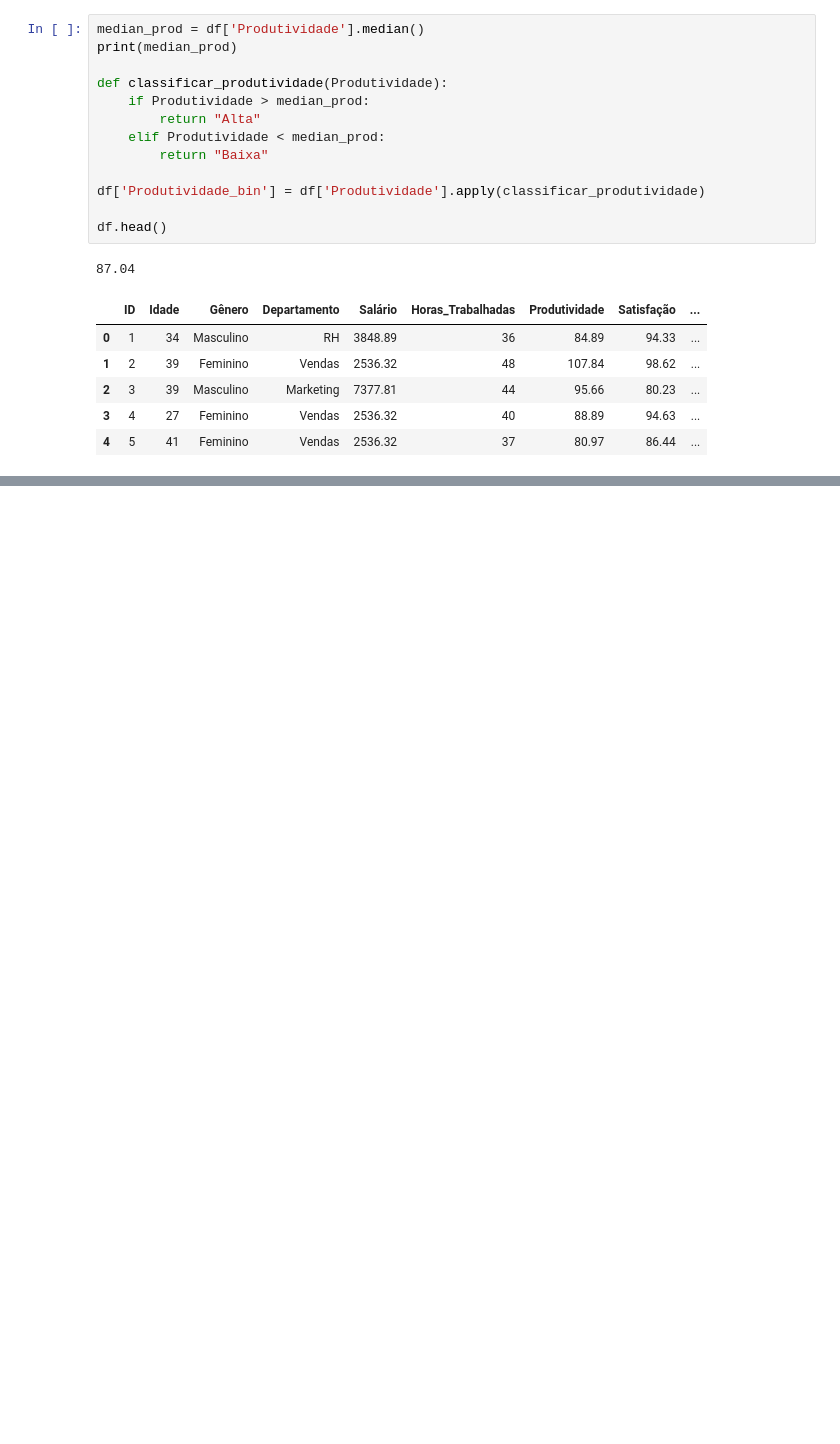
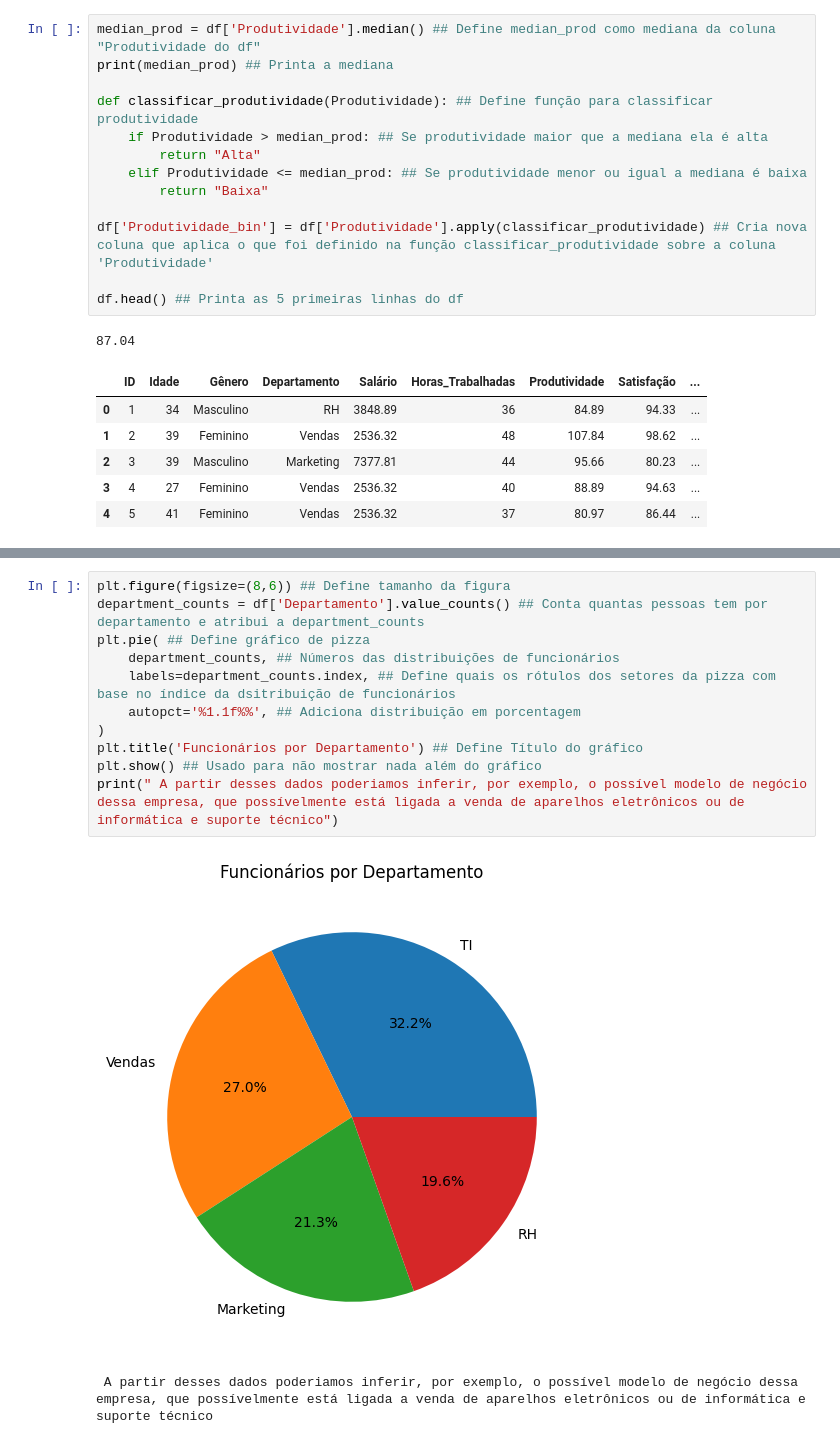
Before and after one commit to pedrocovisi/dados_e_decisoes, a Jupyter notebook: dados_e_decisoes.ipynb, the cells around one changed output, grey strips where cells are left out. Drawn from its saved outputs; the diff is of its cells as text; blank space fills up the shorter version.

```diff
--- a/dados_e_decisoes.ipynb
+++ b/dados_e_decisoes.ipynb
@@ -23,16 +33,16 @@ df.head()
 # %%
-median_prod = df['Produtividade'].median()
-print(median_prod)
+median_prod = df['Produtividade'].median() ## Define median_prod como mediana da coluna "Produtividade do df"
+print(median_prod) ## Printa a mediana
 
-def classificar_produtividade(Produtividade):
-    if Produtividade > median_prod:
+def classificar_produtividade(Produtividade): ## Define função para classificar produtividade
+    if Produtividade > median_prod: ## Se produtividade maior que a mediana ela é alta
         return "Alta"
-    elif Produtividade < median_prod:
+    elif Produtividade <= median_prod: ## Se produtividade menor ou igual a mediana é baixa
         return "Baixa"
 
-df['Produtividade_bin'] = df['Produtividade'].apply(classificar_produtividade)
+df['Produtividade_bin'] = df['Produtividade'].apply(classificar_produtividade) ## Cria nova coluna que aplica o que foi definido na função classificar_produtividade sobre a coluna 'Produtividade'
 
-df.head()
+df.head() ## Printa as 5 primeiras linhas do df
 # %% [output]
 87.04
 |  | ID | Idade | Gênero | Departamento | Salário | Horas_Trabalhadas | Produtividade | Satisfação | ... |
@@ -43,0 +73,14 @@ df.head()
+# %%
+plt.figure(figsize=(8,6)) ## Define tamanho da figura
+department_counts = df['Departamento'].value_counts() ## Conta quantas pessoas tem por departamento e atribui a department_counts
+plt.pie( ## Define gráfico de pizza
+    department_counts, ## Números das distribuições de funcionários
+    labels=department_counts.index, ## Define quais os rótulos dos setores da pizza com base no índice da dsitribuição de funcionários
+    autopct='%1.1f%%', ## Adiciona distribuição em porcentagem
+)
+plt.title('Funcionários por Departamento') ## Define Título do gráfico
+plt.show() ## Usado para não mostrar nada além do gráfico
+print(" A partir desses dados poderiamos inferir, por exemplo, o possível modelo de negócio dessa empresa, que possívelmente está ligada a venda de aparelhos eletrônicos ou de informática e suporte técnico")
+# %% [output]
+[figure, added]
+ A partir desses dados poderiamos inferir, por exemplo, o possível modelo de negócio dessa empresa, que possívelmente está ligada a venda de aparelhos eletrônicos ou de informática e suporte técnico
```
Also changed, not shown: parts of 10 cells of this notebook.
